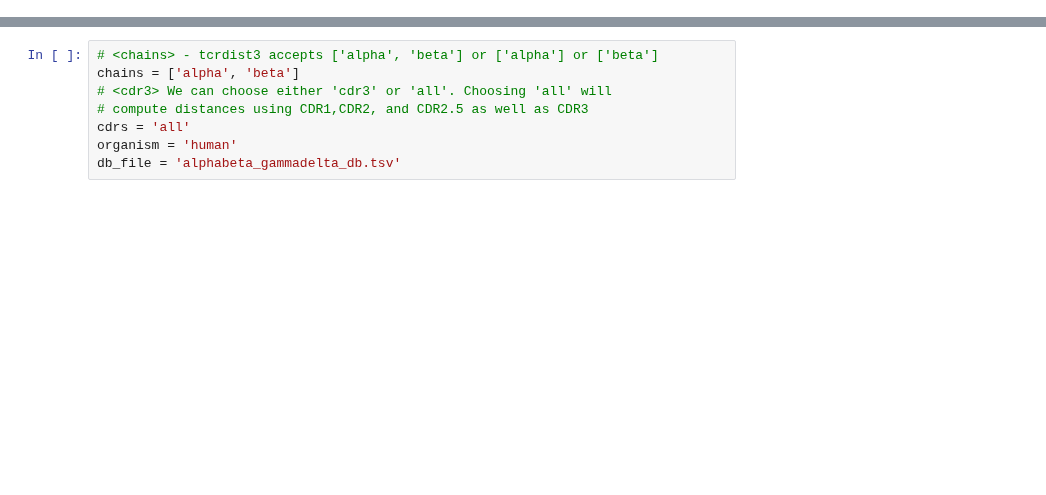
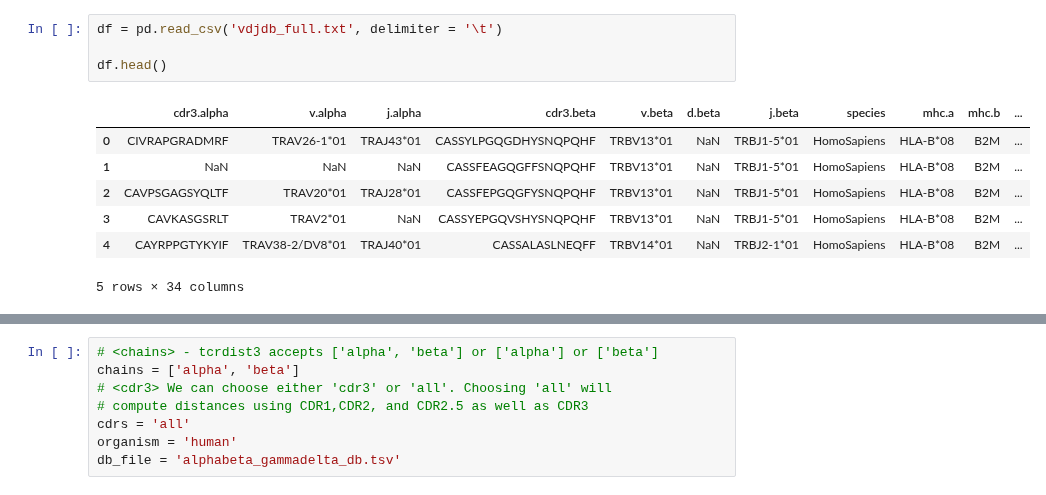
Before and after one commit to UoB-DSMP-2023-24/dsmp-2024-group-13, a Jupyter notebook: Vik-TcrDist-EpitopeSlim-Both-Viz.ipynb, the cells around one changed output, grey strips where cells are left out. Cells and saved outputs as stored; diff of their text form; blank space fills up the shorter version.

```diff
--- a/Vik-TcrDist-EpitopeSlim-Both-Viz.ipynb
+++ b/Vik-TcrDist-EpitopeSlim-Both-Viz.ipynb
@@ -129,0 +12,12 @@ df_filtered[:]
+# %%
+df = pd.read_csv('vdjdb_full.txt', delimiter = '\t')
+
+df.head()
+# %% [output]
+|  | cdr3.alpha | v.alpha | j.alpha | cdr3.beta | v.beta | d.beta | j.beta | species | mhc.a | mhc.b | ... |
+| 0 | CIVRAPGRADMRF | TRAV26-1*01 | TRAJ43*01 | CASSYLPGQGDHYSNQPQHF | TRBV13*01 | NaN | TRBJ1-5*01 | HomoSapiens | HLA-B*08 | B2M | ... |
+| 1 | NaN | NaN | NaN | CASSFEAGQGFFSNQPQHF | TRBV13*01 | NaN | TRBJ1-5*01 | HomoSapiens | HLA-B*08 | B2M | ... |
+| 2 | CAVPSGAGSYQLTF | TRAV20*01 | TRAJ28*01 | CASSFEPGQGFYSNQPQHF | TRBV13*01 | NaN | TRBJ1-5*01 | HomoSapiens | HLA-B*08 | B2M | ... |
+| 3 | CAVKASGSRLT | TRAV2*01 | NaN | CASSYEPGQVSHYSNQPQHF | TRBV13*01 | NaN | TRBJ1-5*01 | HomoSapiens | HLA-B*08 | B2M | ... |
+| 4 | CAYRPPGTYKYIF | TRAV38-2/DV8*01 | TRAJ40*01 | CASSALASLNEQFF | TRBV14*01 | NaN | TRBJ2-1*01 | HomoSapiens | HLA-B*08 | B2M | ... |
+5 rows × 34 columns
```
Also changed, not shown: parts of 38 cells of this notebook.
